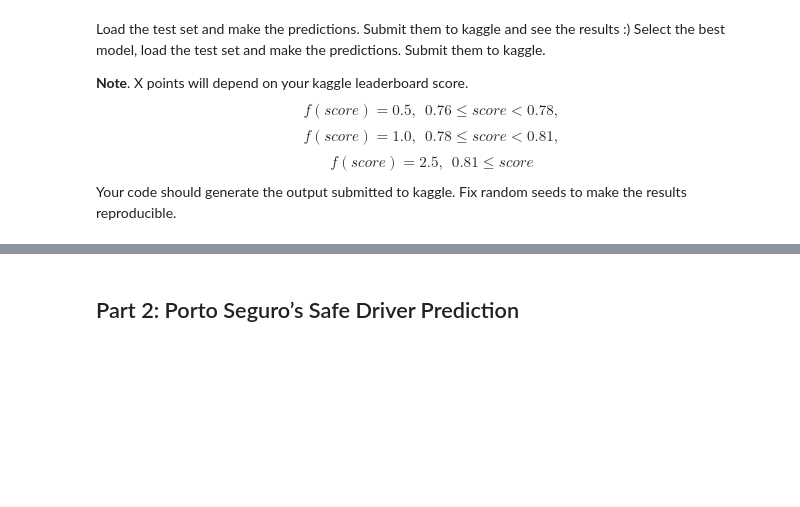
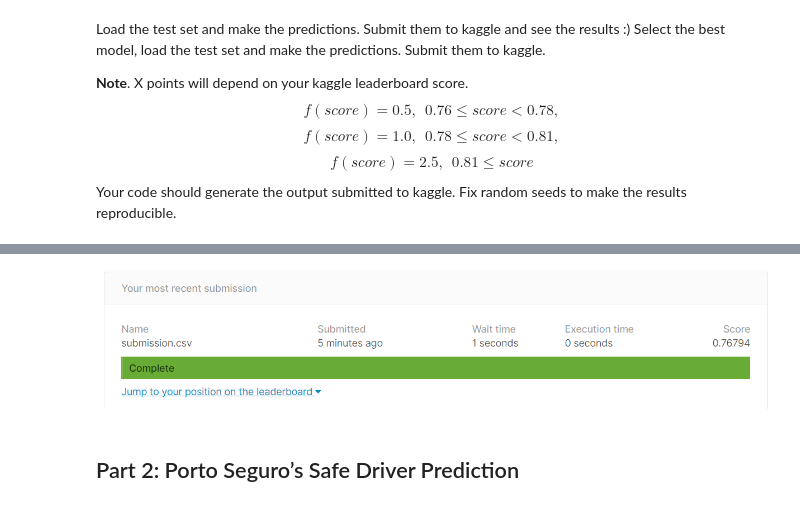
Before and after one commit to Hanna-Aliakseichykava/ML_training_RS_Scopes_2, a Jupyter notebook: 5_classification_linear_knn/classification - Hanna Aliakseichykava.ipynb, the cells around one changed output, grey strips where cells are left out. Drawn from its saved outputs; the diff is of its cells as text; code cells hidden in the pictures; blank space fills up the shorter version.

Commit message:
submission to kaggle

```diff
--- a/5_classification_linear_knn/classification - Hanna Aliakseichykava.ipynb
+++ b/5_classification_linear_knn/classification - Hanna Aliakseichykava.ipynb
@@ -243,3 +434,8 @@ Your code should generate the output submitted to kaggle. Fix random seeds to ma
+# %%
+from IPython.display import Image
+Image(filename='submission.png')
+# %% [output]
+[figure, added]
 # %% [markdown]
 ## Part 2: Porto Seguro’s Safe Driver Prediction
 # %% [markdown]
```
Also changed, not shown: parts of 27 cells of this notebook, 2 other files.
